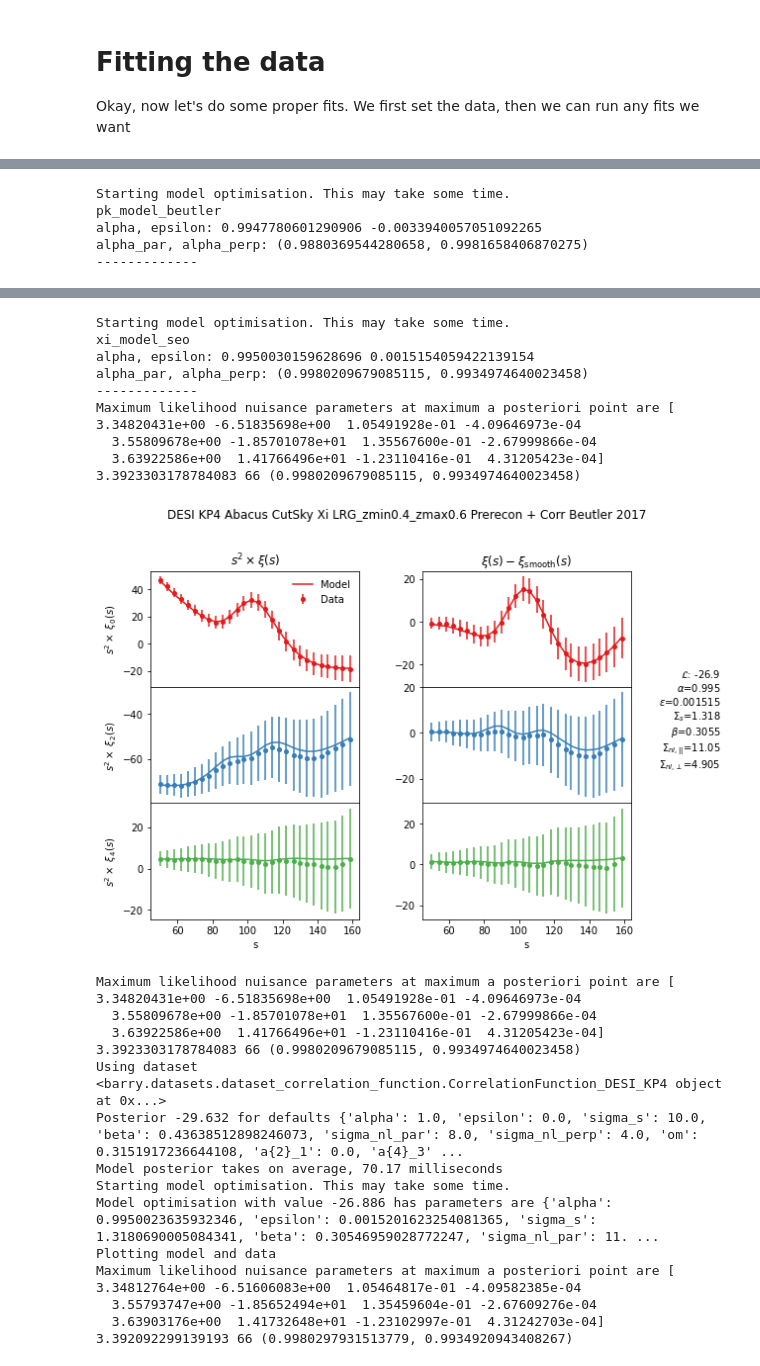
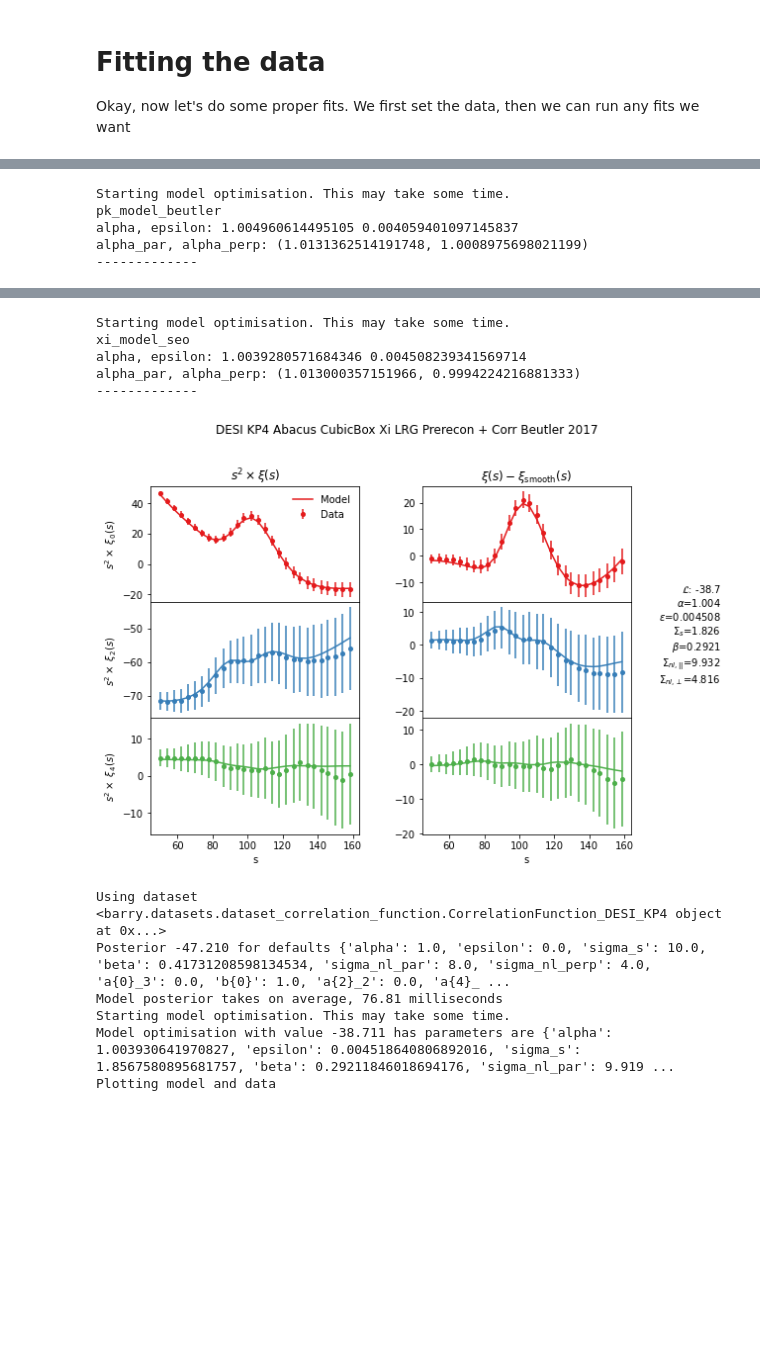
Before and after one commit to Samreay/Barry, a Jupyter notebook: DESI_KP4_EXAMPLES.ipynb, the cells around one changed output, grey strips where cells are left out. Saved outputs shown, nothing was run; the diff lists cells and outputs as text; code cells hidden in the pictures; blank space fills up the shorter version.

```diff
--- a/DESI_KP4_EXAMPLES.ipynb
+++ b/DESI_KP4_EXAMPLES.ipynb
@@ -366,7 +301,7 @@ plt.show()
 To include the window function/wide angle matrix (for power spectra) and data binning we need to tell the model the properties of the data. We do this by loading a dataset, running `get_data()` on this, and then `set_data()` for the model. Setting the data for the model also sets the template cosmology of the model to the fiducial cosmology of the data.
 # %%
 # Load in a dataset
-dataset = PowerSpectrum_DESI_KP4(mocktype="abacus_cubicbox", fit_poles=(0,2,4), min_k=0.02, max_k=0.25, redshift_bin=1)
+dataset = PowerSpectrum_DESI_KP4(mocktype="abacus_cutsky", fit_poles=(0,2,4), min_k=0.02, max_k=0.25, redshift_bin=1)
 data = dataset.get_data()
 
 # Set up a model and tell it about the data
@@ -439,11 +357,11 @@ Okay, now let's do some proper fits. We first set the data, then we can run any
 from barry.datasets import PowerSpectrum_DESI_KP4, CorrelationFunction_DESI_KP4
 from barry.models import PowerBeutler2017, PowerDing2018, CorrBeutler2017, CorrSeo2016
 
-# Load in the z=0.8-1.1 ezmock_cutsky dataset with and without the hexadecapole included in the fit
-pk_dataset = PowerSpectrum_DESI_KP4(mocktype="abacus_cutsky", fit_poles=(0,2), min_k=0.02, max_k=0.30, redshift_bin=1)
-pk_dataset_hexa = PowerSpectrum_DESI_KP4(mocktype="abacus_cutsky", fit_poles=(0,2,4), min_k=0.02, max_k=0.20, redshift_bin=1)
-xi_dataset = CorrelationFunction_DESI_KP4(mocktype="abacus_cutsky", fit_poles=(0,2), min_dist=35.0, max_dist=170.0, redshift_bin=1)
-xi_dataset_hexa = CorrelationFunction_DESI_KP4(mocktype="abacus_cutsky", fit_poles=(0,2,4), min_dist=50.0, max_dist=160.0, redshift_bin=1)
+# Load in the z=0.4-0.6 ezmock_cutsky dataset with and without the hexadecapole included in the fit
+pk_dataset = PowerSpectrum_DESI_KP4(mocktype="abacus_cubicbox", fit_poles=(0,2), min_k=0.02, max_k=0.30, redshift_bin=1)
+pk_dataset_hexa = PowerSpectrum_DESI_KP4(mocktype="abacus_cubicbox", fit_poles=(0,2,4), min_k=0.02, max_k=0.20, redshift_bin=1)
+xi_dataset = CorrelationFunction_DESI_KP4(mocktype="abacus_cubicbox", fit_poles=(0,2), min_dist=35.0, max_dist=170.0, redshift_bin=1)
+xi_dataset_hexa = CorrelationFunction_DESI_KP4(mocktype="abacus_cubicbox", fit_poles=(0,2,4), min_dist=50.0, max_dist=160.0, redshift_bin=1)
 
 # A random selection of model choices
 pk_model_ding = PowerDing2018(isotropic=False, poly_poles=(0,2), marg="full")
@@ -485,5 +403,5 @@ alpha_par, alpha_perp: (0.9960258674333683, 0.9974201973206867)
 Starting model optimisation. This may take some time.
 pk_model_beutler
-alpha, epsilon: 0.9947780601290906 -0.0033940057051092265
-alpha_par, alpha_perp: (0.9880369544280658, 0.9981658406870275)
+alpha, epsilon: 1.004960614495105 0.004059401097145837
+alpha_par, alpha_perp: (1.0131362514191748, 1.0008975698021199)
 -------------
@@ -500,24 +415,12 @@ Maximum likelihood nuisance parameters at maximum a posteriori point are [ 2.087
 Starting model optimisation. This may take some time.
 xi_model_seo
-alpha, epsilon: 0.9950030159628696 0.0015154059422139154
-alpha_par, alpha_perp: (0.9980209679085115, 0.9934974640023458)
+alpha, epsilon: 1.0039280571684346 0.004508239341569714
+alpha_par, alpha_perp: (1.013000357151966, 0.9994224216881333)
 -------------
-Maximum likelihood nuisance parameters at maximum a posteriori point are [ 3.34820431e+00 -6.51835698e+00  1.05491928e-01 -4.09646973e-04
-  3.55809678e+00 -1.85701078e+01  1.35567600e-01 -2.67999866e-04
-  3.63922586e+00  1.41766496e+01 -1.23110416e-01  4.31205423e-04]
-3.3923303178784083 66 (0.9980209679085115, 0.9934974640023458)
-[figure, old version]
+[figure, new version]
-Maximum likelihood nuisance parameters at maximum a posteriori point are [ 3.34820431e+00 -6.51835698e+00  1.05491928e-01 -4.09646973e-04
-  3.55809678e+00 -1.85701078e+01  1.35567600e-01 -2.67999866e-04
-  3.63922586e+00  1.41766496e+01 -1.23110416e-01  4.31205423e-04]
-3.3923303178784083 66 (0.9980209679085115, 0.9934974640023458)
 Using dataset <barry.datasets.dataset_correlation_function.CorrelationFunction_DESI_KP4 object at 0x...>
-Posterior -29.632 for defaults {'alpha': 1.0, 'epsilon': 0.0, 'sigma_s': 10.0, 'beta': 0.43638512898246073, 'sigma_nl_par': 8.0, 'sigma_nl_perp': 4.0, 'om': 0.3151917236644108, 'a{2}_1': 0.0, 'a{4}_3' ...
-Model posterior takes on average, 70.17 milliseconds
+Posterior -47.210 for defaults {'alpha': 1.0, 'epsilon': 0.0, 'sigma_s': 10.0, 'beta': 0.41731208598134534, 'sigma_nl_par': 8.0, 'sigma_nl_perp': 4.0, 'a{0}_3': 0.0, 'b{0}': 1.0, 'a{2}_2': 0.0, 'a{4}_ ...
+Model posterior takes on average, 76.81 milliseconds
 Starting model optimisation. This may take some time.
-Model optimisation with value -26.886 has parameters are {'alpha': 0.9950023635932346, 'epsilon': 0.0015201623254081365, 'sigma_s': 1.3180690005084341, 'beta': 0.30546959028772247, 'sigma_nl_par': 11. ...
+Model optimisation with value -38.711 has parameters are {'alpha': 1.003930641970827, 'epsilon': 0.004518640806892016, 'sigma_s': 1.8567580895681757, 'beta': 0.29211846018694176, 'sigma_nl_par': 9.919 ...
 Plotting model and data
-Maximum likelihood nuisance parameters at maximum a posteriori point are [ 3.34812764e+00 -6.51606083e+00  1.05464817e-01 -4.09582385e-04
-  3.55793747e+00 -1.85652494e+01  1.35459604e-01 -2.67609276e-04
-  3.63903176e+00  1.41732648e+01 -1.23102997e-01  4.31242703e-04]
-3.392092299139193 66 (0.9980297931513779, 0.9934920943408267)
```
Also changed, not shown: parts of 10 cells of this notebook.
